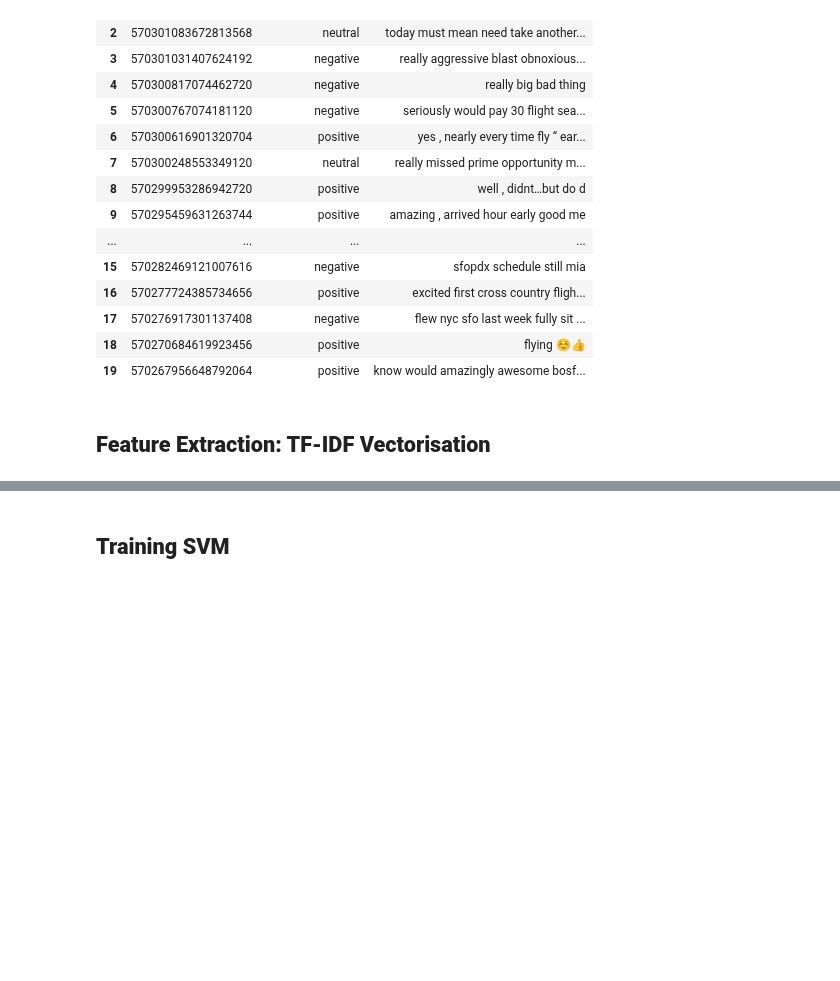
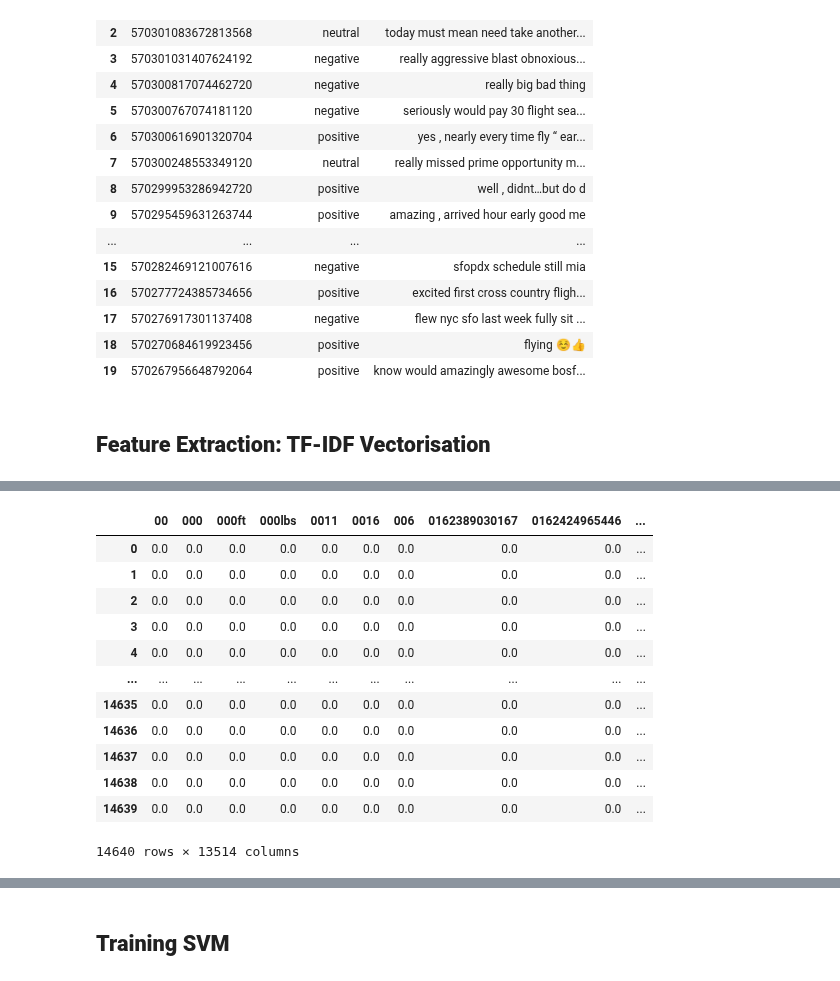
Before and after one commit to OziomaEunice/Sentiment_GPT, a Jupyter notebook: SVM_SentimentAnalysis.ipynb, the cells around one changed output, grey strips where cells are left out. Drawn from its saved outputs; the diff is of its cells as text; code cells hidden in the pictures; blank space fills up the shorter version.

```diff
--- a/SVM_SentimentAnalysis.ipynb
+++ b/SVM_SentimentAnalysis.ipynb
@@ -159,0 +157,6 @@ df[['tweet_id', 'airline_sentiment', 'text']].head(20)
+# %%
+# initialise the tf-idf vectoriser (or model) and store it in a variable
+tfidf_vector = TfidfVectorizer()
+
+# print
+print(tfidf_vector.fit_transform(df['text'])) # or tfidf_vector.fit_transform(df['text']).todense()  to make show more of a concise format
@@ -159,0 +202,20 @@ df[['tweet_id', 'airline_sentiment', 'text']].head(20)
+# %%
+# place the whole of TF-IDF into a dataframe
+tfidf_df = pd.DataFrame(tfidf_vector.fit_transform(df['text']).todense())
+tfidf_df.columns = sorted(tfidf_vector.vocabulary_)
+
+tfidf_df # show output of this new dataframe
+# %% [output]
+|  | 00 | 000 | 000ft | 000lbs | 0011 | 0016 | 006 | 0162389030167 | 0162424965446 | ... |
+| 0 | 0.0 | 0.0 | 0.0 | 0.0 | 0.0 | 0.0 | 0.0 | 0.0 | 0.0 | ... |
+| 1 | 0.0 | 0.0 | 0.0 | 0.0 | 0.0 | 0.0 | 0.0 | 0.0 | 0.0 | ... |
+| 2 | 0.0 | 0.0 | 0.0 | 0.0 | 0.0 | 0.0 | 0.0 | 0.0 | 0.0 | ... |
+| 3 | 0.0 | 0.0 | 0.0 | 0.0 | 0.0 | 0.0 | 0.0 | 0.0 | 0.0 | ... |
+| 4 | 0.0 | 0.0 | 0.0 | 0.0 | 0.0 | 0.0 | 0.0 | 0.0 | 0.0 | ... |
+| ... | ... | ... | ... | ... | ... | ... | ... | ... | ... | ... |
+| 14635 | 0.0 | 0.0 | 0.0 | 0.0 | 0.0 | 0.0 | 0.0 | 0.0 | 0.0 | ... |
+| 14636 | 0.0 | 0.0 | 0.0 | 0.0 | 0.0 | 0.0 | 0.0 | 0.0 | 0.0 | ... |
+| 14637 | 0.0 | 0.0 | 0.0 | 0.0 | 0.0 | 0.0 | 0.0 | 0.0 | 0.0 | ... |
+| 14638 | 0.0 | 0.0 | 0.0 | 0.0 | 0.0 | 0.0 | 0.0 | 0.0 | 0.0 | ... |
+| 14639 | 0.0 | 0.0 | 0.0 | 0.0 | 0.0 | 0.0 | 0.0 | 0.0 | 0.0 | ... |
+14640 rows × 13514 columns
```
Also changed, not shown: parts of 8 cells of this notebook.
